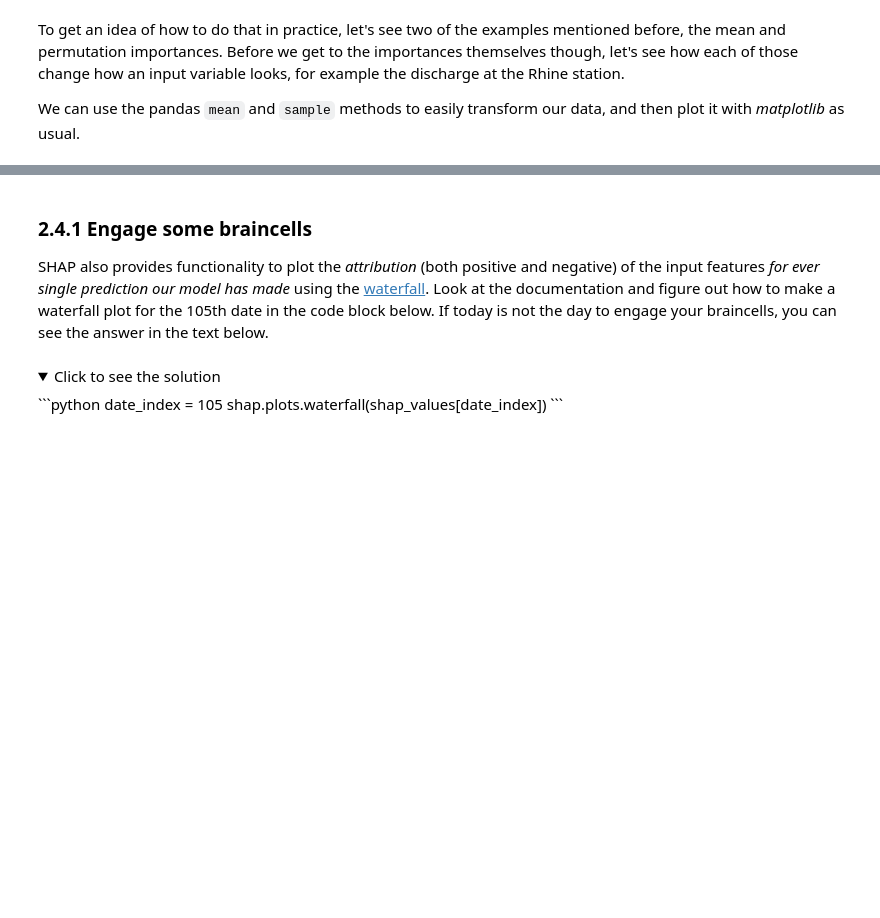
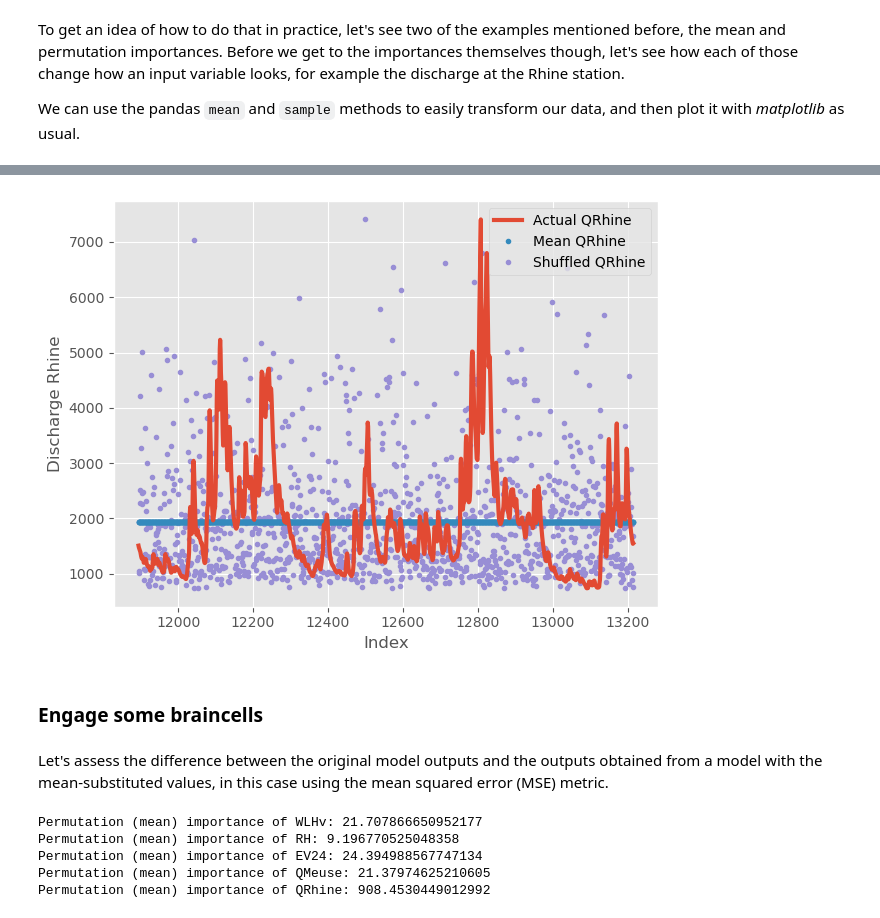
Before and after one commit to oriol-pomarol/codegeo_workshops, a Jupyter notebook: 2_feature_importance.ipynb, the cells around one changed output, grey strips where cells are left out. Drawn from its saved outputs; the diff is of its cells as text; code cells hidden in the pictures; folded sections open; blank space fills up the shorter version.

````diff
--- a/2_feature_importance.ipynb
+++ b/2_feature_importance.ipynb
@@ -401,11 +164,59 @@ shap.plots.bar(shap_values)
-# %% [markdown]
-### 2.4.1 Engage some braincells
-SHAP also provides functionality to plot the *attribution* (both positive and negative) of the input features *for ever single prediction our model has made* using the [waterfall](https://shap.readthedocs.io/en/latest/example_notebooks/api_examples/plots/waterfall.html). Look at the documentation and figure out how to make a waterfall plot for the 105th date in the code block below. If today is not the day to engage your braincells, you can see the answer in the text below.
-# %% [markdown]
-<details>
-    <summary>Click to see the solution</summary>
-    ```python
-    date_index = 105
-    shap.plots.waterfall(shap_values[date_index])
-    ```
-</details>
+# %%
+import numpy as np
+
+# Get the test data for the QRhine feature
+actual_QRhine = X_test['QRhine']
+
+# Take the mean of the QRhine feature and create a series
+mean_QRhine_value = actual_QRhine.mean()
+mean_QRhine = pd.Series(mean_QRhine_value, index=actual_QRhine.index)
+
+
+# Shuffle the QRhine feature (and its indices)
+shuffled_QRhine = actual_QRhine.sample(frac=1, random_state=42)
+shuffled_QRhine.index = np.random.permutation(shuffled_QRhine.index)
+
+# Plot the actual, mean and shuffled QRhine features
+fig, ax = plt.subplots()
+actual_QRhine.plot(ax=ax, label="Actual QRhine", linewidth=3, zorder=3)
+mean_QRhine.plot(ax=ax, label="Mean QRhine", style='.', zorder=2)
+shuffled_QRhine.plot(ax=ax, label="Shuffled QRhine", style='.', zorder=1)
+ax.set_ylabel("Discharge Rhine")
+ax.set_xlabel("Index")
+ax.legend()
+fig.tight_layout()
+plt.show()
+# %% [output]
+[figure, added]
+# %% [markdown]
+### Engage some braincells
+# %% [markdown]
+Let's assess the difference between the original model outputs and the outputs obtained from a model with the mean-substituted values, in this case using the mean squared error (MSE) metric.
+# %%
+import sklearn.metrics as metrics
+
+# Crate a dictionary to store the results for each feature
+mean_importance = {"feature": [],
+                   "importance": []}
+
+# Calculate mean premutation importance for each feature
+for input_feature in X_test.columns:
+
+    # Take the mean of the input feature and replace the original feature with it
+    X_test_permuted = X_test.copy()
+    X_test_permuted[input_feature] = X_test_permuted[input_feature].mean()
+
+    # Evaluate the model predictions with the permuted feature
+    y_pred_permuted = model.predict(X_test_permuted)
+    mse_permuted = metrics.mean_squared_error(y_pred, y_pred_permuted)
+
+    # Store the results in the dictionary
+    mean_importance["feature"].append(input_feature)
+    mean_importance["importance"].append(mse_permuted)
+    print(f'Permutation (mean) importance of {input_feature}: {mse_permuted}')
+# %% [output]
+Permutation (mean) importance of WLHv: 21.707866650952177
+Permutation (mean) importance of RH: 9.196770525048358
+Permutation (mean) importance of EV24: 24.394988567747134
+Permutation (mean) importance of QMeuse: 21.37974625210605
+Permutation (mean) importance of QRhine: 908.4530449012992
````
Also changed, not shown: parts of 42 cells of this notebook.
